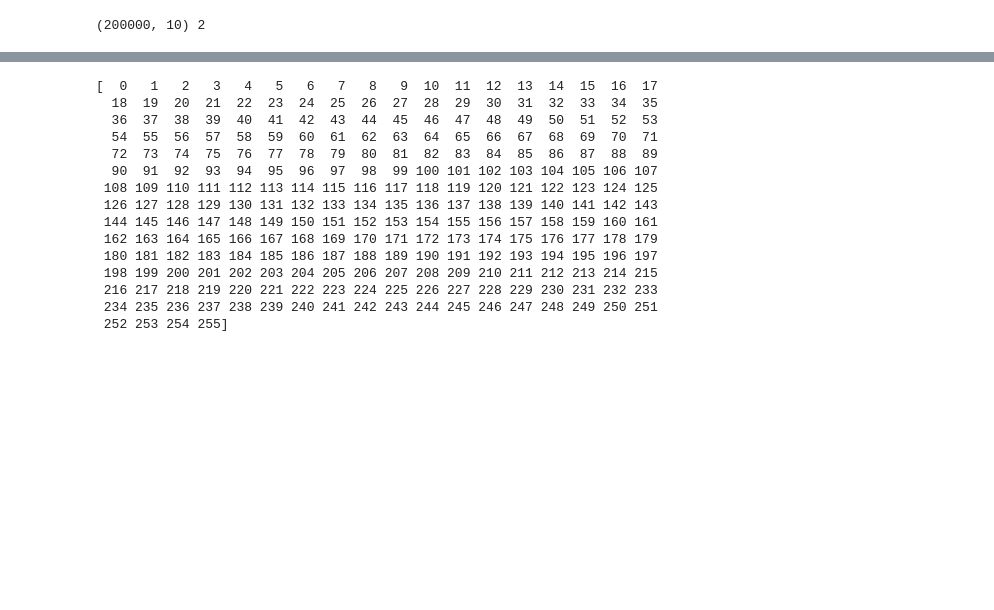
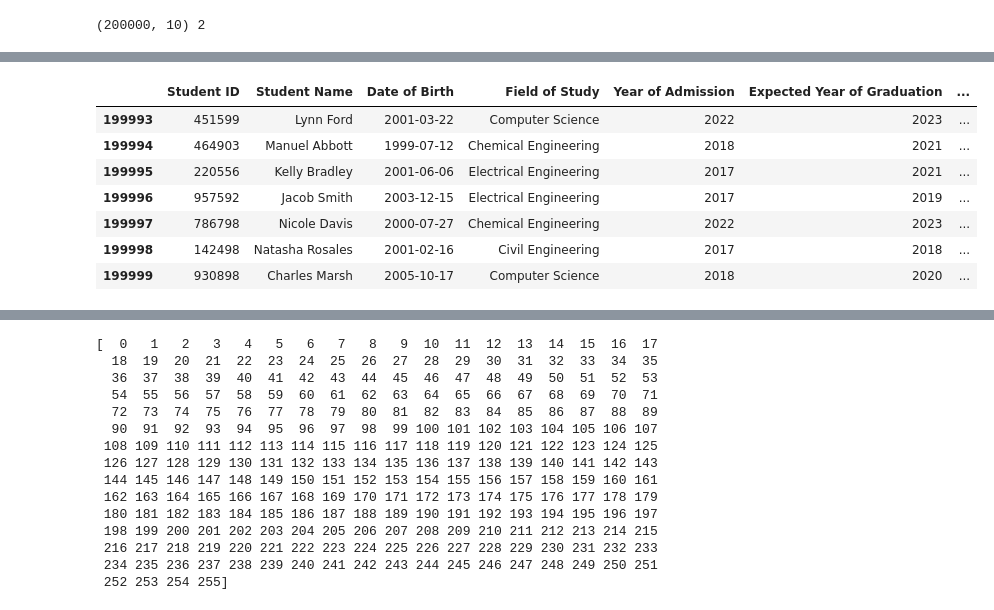
Before and after one commit to Harman16-jpg/datasetml, a Jupyter notebook: Untitled0.ipynb, the cells around one changed output, grey strips where cells are left out. Drawn from its saved outputs; the diff is of its cells as text; code cells hidden in the pictures; blank space fills up the shorter version.

```diff
--- a/Untitled0.ipynb
+++ b/Untitled0.ipynb
@@ -934,0 +1031,11 @@ print(df1.shape,df1.ndim)
+# %%
+df1.tail(7)
+# %% [output]
+|  | Student ID | Student Name | Date of Birth | Field of Study | Year of Admission | Expected Year of Graduation | ... |
+| 199993 | 451599 | Lynn Ford | 2001-03-22 | Computer Science | 2022 | 2023 | ... |
+| 199994 | 464903 | Manuel Abbott | 1999-07-12 | Chemical Engineering | 2018 | 2021 | ... |
+| 199995 | 220556 | Kelly Bradley | 2001-06-06 | Electrical Engineering | 2017 | 2021 | ... |
+| 199996 | 957592 | Jacob Smith | 2003-12-15 | Electrical Engineering | 2017 | 2019 | ... |
+| 199997 | 786798 | Nicole Davis | 2000-07-27 | Chemical Engineering | 2022 | 2023 | ... |
+| 199998 | 142498 | Natasha Rosales | 2001-02-16 | Civil Engineering | 2017 | 2018 | ... |
+| 199999 | 930898 | Charles Marsh | 2005-10-17 | Computer Science | 2018 | 2020 | ... |
```
Also changed, not shown: parts of 18 cells of this notebook.
